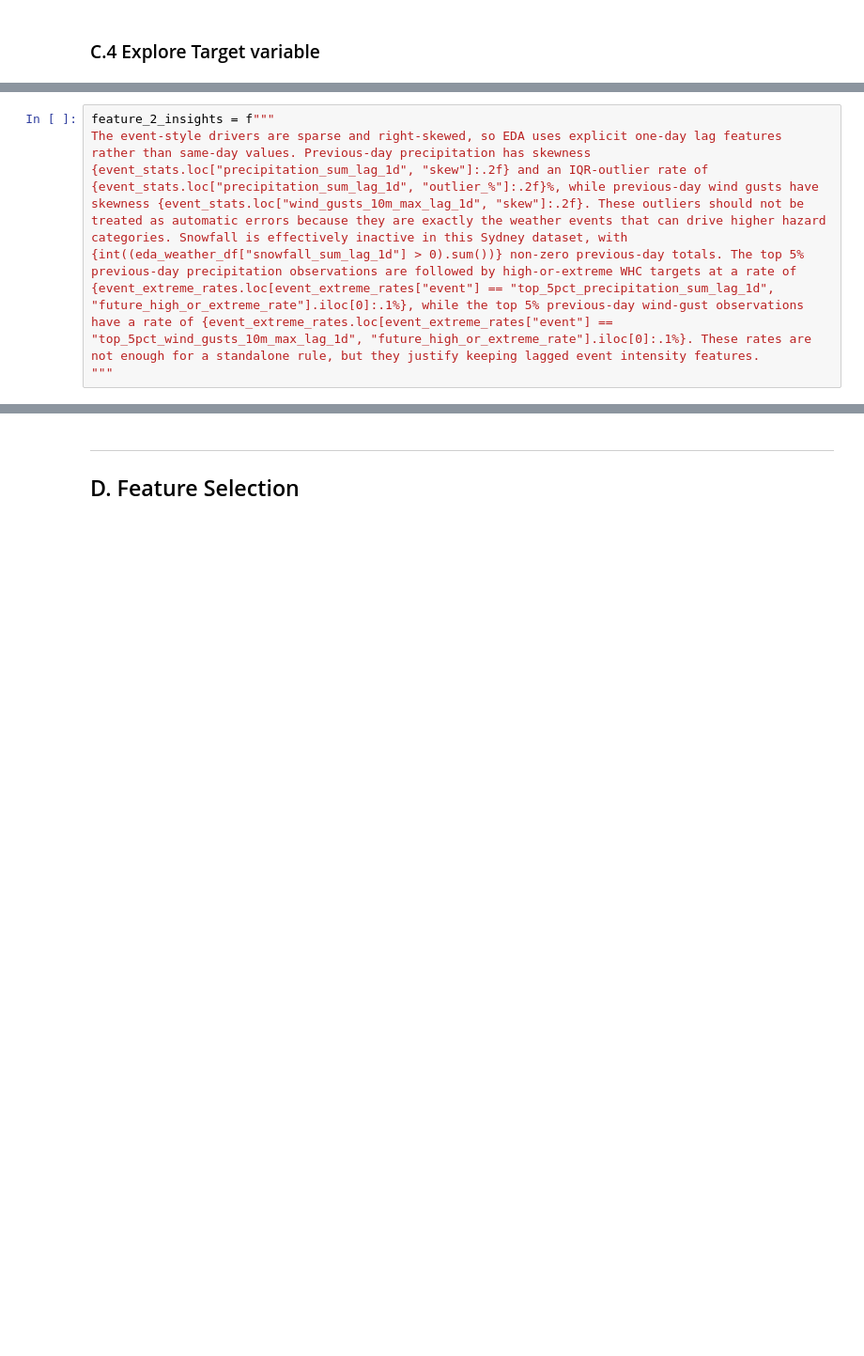
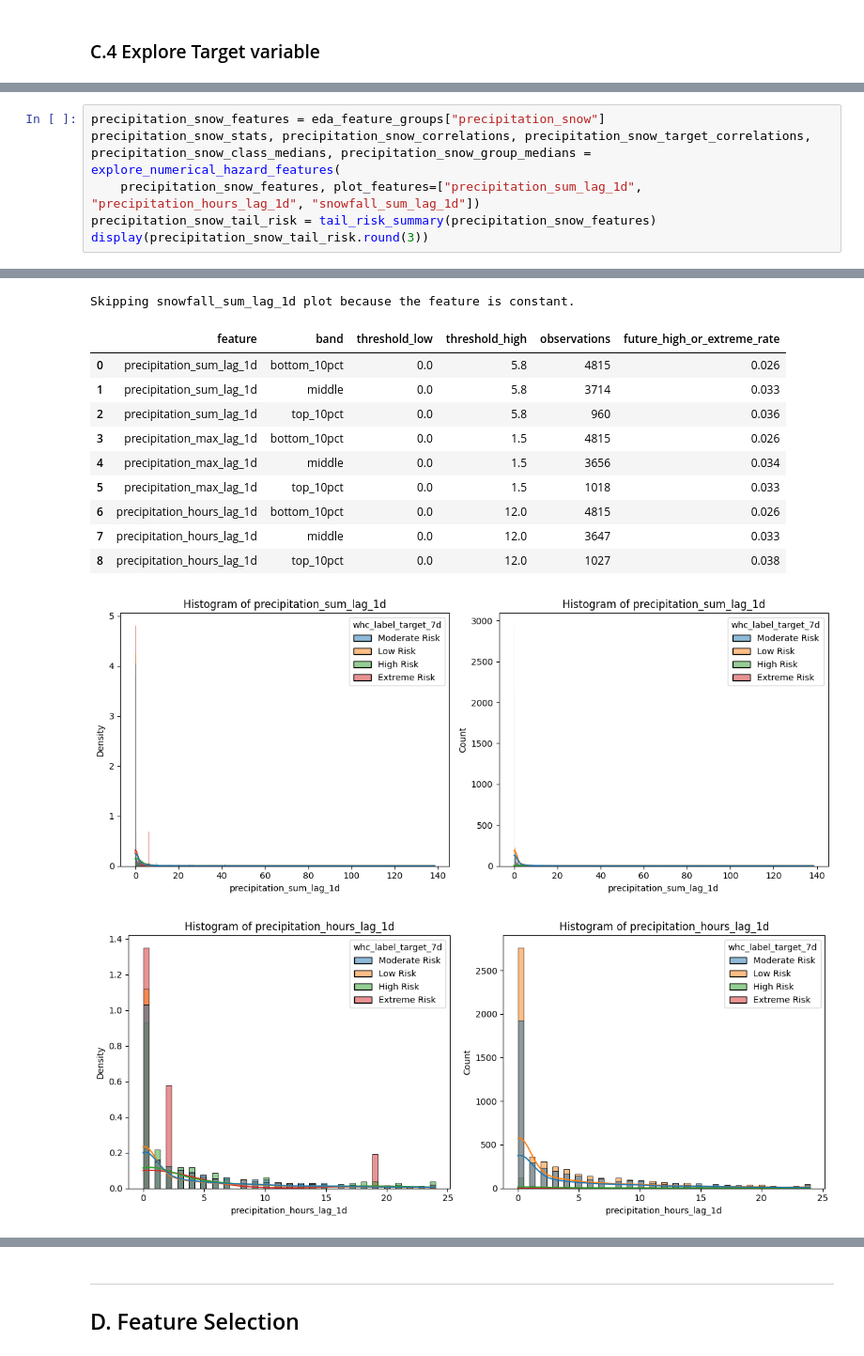
Before and after one commit to RP28/36120-26SP-AT2-26294153-experiments, a Jupyter notebook: notebooks/weather_hazard/36120_26SP_AT2_26294153_experiment_1.ipynb, the cells around one changed output, grey strips where cells are left out. Shown at 94% size. Drawn from its saved outputs; the diff is of its cells as text; blank space fills up the shorter version.

```diff
--- a/notebooks/weather_hazard/36120_26SP_AT2_26294153_experiment_1.ipynb
+++ b/notebooks/weather_hazard/36120_26SP_AT2_26294153_experiment_1.ipynb
@@ -624,4 +570,7 @@ Skipping snowfall_sum_lag_1d plot because the feature is constant.
-# %%
-feature_2_insights = f"""
-The event-style drivers are sparse and right-skewed, so EDA uses explicit one-day lag features rather than same-day values. Previous-day precipitation has skewness {event_stats.loc["precipitation_sum_lag_1d", "skew"]:.2f} and an IQR-outlier rate of {event_stats.loc["precipitation_sum_lag_1d", "outlier_%"]:.2f}%, while previous-day wind gusts have skewness {event_stats.loc["wind_gusts_10m_max_lag_1d", "skew"]:.2f}. These outliers should not be treated as automatic errors because they are exactly the weather events that can drive higher hazard categories. Snowfall is effectively inactive in this Sydney dataset, with {int((eda_weather_df["snowfall_sum_lag_1d"] > 0).sum())} non-zero previous-day totals. The top 5% previous-day precipitation observations are followed by high-or-extreme WHC targets at a rate of {event_extreme_rates.loc[event_extreme_rates["event"] == "top_5pct_precipitation_sum_lag_1d", "future_high_or_extreme_rate"].iloc[0]:.1%}, while the top 5% previous-day wind-gust observations have a rate of {event_extreme_rates.loc[event_extreme_rates["event"] == "top_5pct_wind_gusts_10m_max_lag_1d", "future_high_or_extreme_rate"].iloc[0]:.1%}. These rates are not enough for a standalone rule, but they justify keeping lagged event intensity features.
-"""
+# %%
+precipitation_snow_features = eda_feature_groups["precipitation_snow"]
+precipitation_snow_stats, precipitation_snow_correlations, precipitation_snow_target_correlations, precipitation_snow_class_medians, precipitation_snow_group_medians = explore_numerical_hazard_features(
+    precipitation_snow_features, plot_features=["precipitation_sum_lag_1d", "precipitation_hours_lag_1d", "snowfall_sum_lag_1d"])
+precipitation_snow_tail_risk = tail_risk_summary(precipitation_snow_features)
+display(precipitation_snow_tail_risk.round(3))
+# %% [output]
@@ -627,0 +604,13 @@ The event-style drivers are sparse and right-skewed, so EDA uses explicit one-da
+Skipping snowfall_sum_lag_1d plot because the feature is constant.
+|  | feature | band | threshold_low | threshold_high | observations | future_high_or_extreme_rate |
+| 0 | precipitation_sum_lag_1d | bottom_10pct | 0.0 | 5.8 | 4815 | 0.026 |
+| 1 | precipitation_sum_lag_1d | middle | 0.0 | 5.8 | 3714 | 0.033 |
+| 2 | precipitation_sum_lag_1d | top_10pct | 0.0 | 5.8 | 960 | 0.036 |
+| 3 | precipitation_max_lag_1d | bottom_10pct | 0.0 | 1.5 | 4815 | 0.026 |
+| 4 | precipitation_max_lag_1d | middle | 0.0 | 1.5 | 3656 | 0.034 |
+| 5 | precipitation_max_lag_1d | top_10pct | 0.0 | 1.5 | 1018 | 0.033 |
+| 6 | precipitation_hours_lag_1d | bottom_10pct | 0.0 | 12.0 | 4815 | 0.026 |
+| 7 | precipitation_hours_lag_1d | middle | 0.0 | 12.0 | 3647 | 0.033 |
+| 8 | precipitation_hours_lag_1d | top_10pct | 0.0 | 12.0 | 1027 | 0.038 |
+[figure, added]
+[figure, added]
```
Also changed, not shown: parts of 174 cells of this notebook, 1 other file.
